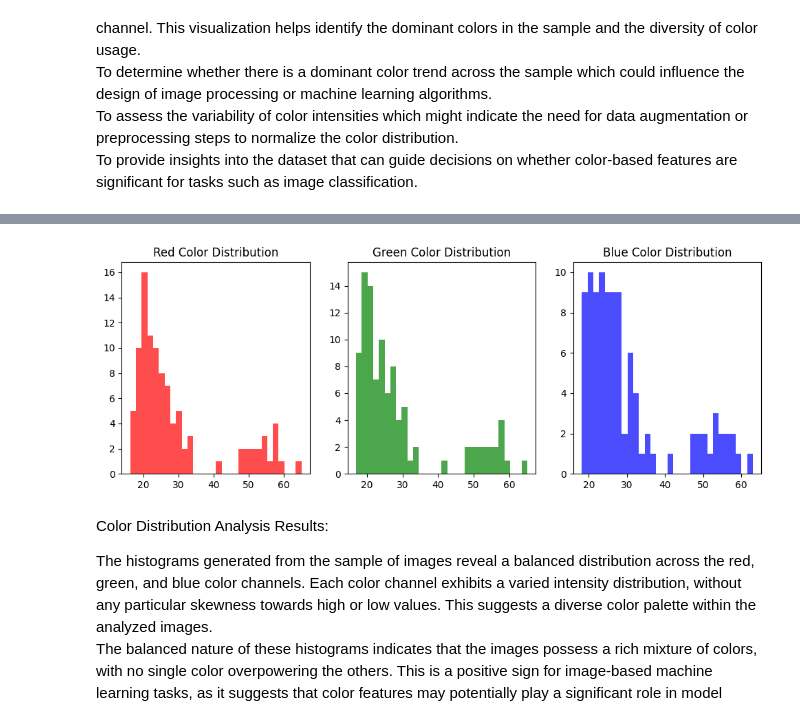
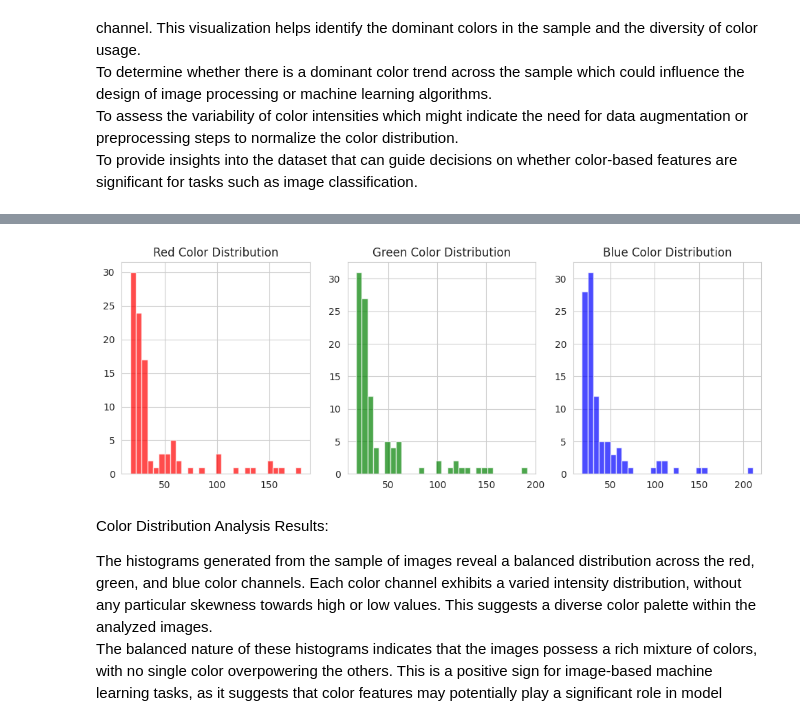
Before and after one commit to 1101712/Rice-Detector, a Jupyter notebook: jupyter_notebooks_v3,/v3_2_DataVisualisation.ipynb, the cells around one changed output, grey strips where cells are left out. Drawn from its saved outputs; the diff is of its cells as text; code cells hidden in the pictures.

```diff
--- a/jupyter_notebooks_v3,/v3_2_DataVisualisation.ipynb
+++ b/jupyter_notebooks_v3,/v3_2_DataVisualisation.ipynb
@@ -158,7 +158,7 @@ for category, counts in class_distribution.items():
         df_freq = pd.concat([df_freq, temp_df], ignore_index=True)
 
 # Directory to save plots
-performance_dir = "outputs/v2/performance"
+performance_dir = "outputs_v3/performance"
 if not os.path.exists(performance_dir):
     os.makedirs(performance_dir)
 
@@ -168,6 +168,6 @@ sns.barplot(data=df_freq, x='Label', y='Count', hue='Set')
 plt.title('Label Distribution in Each Set')
 plt.ylabel('Number of Images')
 plt.xlabel('Label')
-plt.savefig(os.path.join(performance_dir, 'label_distribution.png'))
+plt.savefig(os.path.join(performance_dir, 'label_distribution_2.png'))
 plt.show()
 # %% [output]
@@ -203,9 +205,8 @@ Standardizing image sizes can lead to more efficient training processes, as unif
 # %%
 from matplotlib.image import imread
-import numpy as np
 
 # Set the path to the training data directory
-train_path = 'inputs/datasets_devided/train'
+train_path = 'inputs_v3/datasets_devided_2/train'
 
 # Get the list of folders (classes)
 labels = os.listdir(train_path)
@@ -213,12 +214,20 @@ labels = os.listdir(train_path)
 dim1, dim2 = [], []
 for label in labels:
     for image_filename in os.listdir(os.path.join(train_path, label)):
-        # Read the image file
-        img = imread(os.path.join(train_path, label, image_filename))
-        # Get image dimensions
-        d1, d2, _ = img.shape
-        dim1.append(d1)  # Append image height
-        dim2.append(d2)  # Append image width
+        image_path = os.path.join(train_path, label, image_filename)
+        # Check if the file is an image
+        if image_path.lower().endswith(('.png', '.jpg', '.jpeg')):
+            try:
+                # Read the image file
+                img = imread(image_path)
+                # Get image dimensions
+                d1, d2 = img.shape[:2]  # Handle grayscale images
+                dim1.append(d1)  # Append image height
+                dim2.append(d2)  # Append image width
+            except (SyntaxError, OSError):
+                # Handle the exception if the file is not a valid image
+                print(f"Invalid file (not a valid image), deleting: {image_path}")
+                os.remove(image_path)  # Delete the invalid file
 
 # Set the style for the plot
 sns.set_style("whitegrid")
@@ -341,10 +388,10 @@ def analyze_color_distribution(images, n_images=100):
     plt.subplot(1, 3, 3)
     plt.hist(blues, bins=30, color='blue', alpha=0.7)
     plt.title('Blue Color Distribution')
-    plt.savefig(os.path.join(performance_dir, 'color_distribution.png'))
+    plt.savefig(os.path.join(performance_dir, 'color_distribution_2.png'))
     plt.show()
 
-directory = 'inputs/datasets_devided/train'
+directory = 'inputs_v3/datasets_devided_2/train'
 X = load_images_from_subdirs(directory, n_images=100)
 # Assuming X is an array of images
 analyze_color_distribution(X)
@@ -352,4 +401,4 @@ analyze_color_distribution(X)
-[figure, old version]
+[figure, new version]
 # %% [markdown]
 Color Distribution Analysis Results:
 
```
Also changed, not shown: parts of 11 cells of this notebook.
